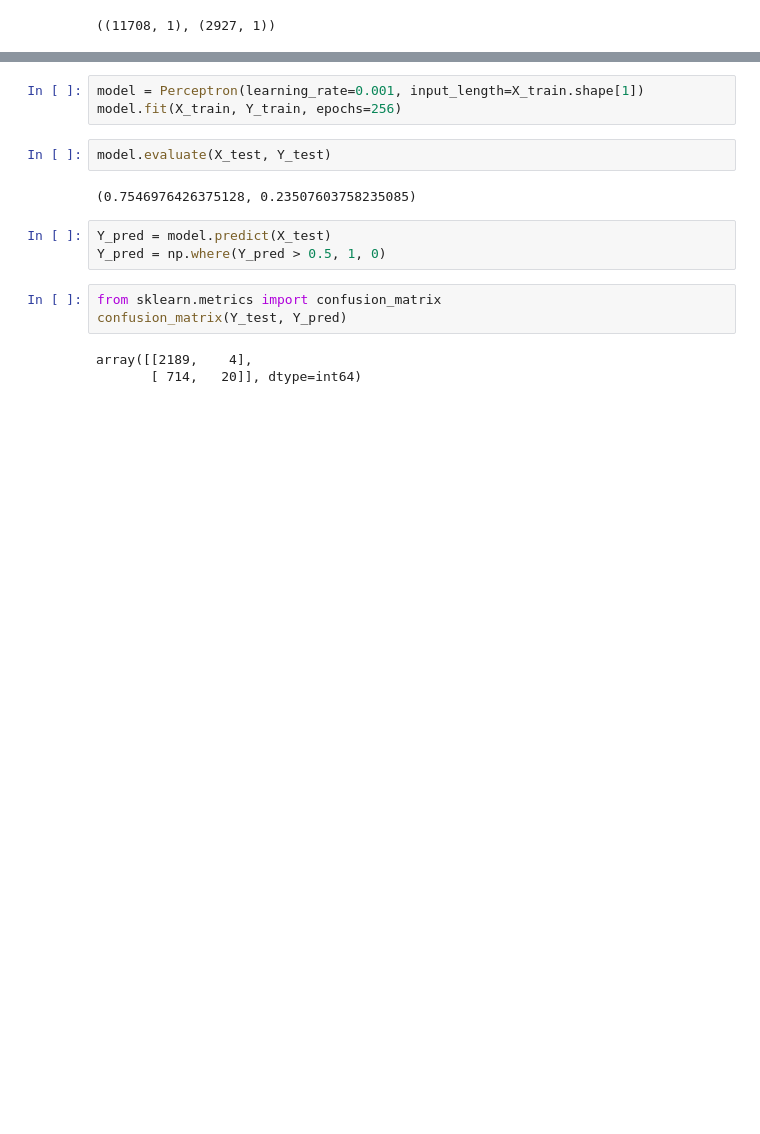
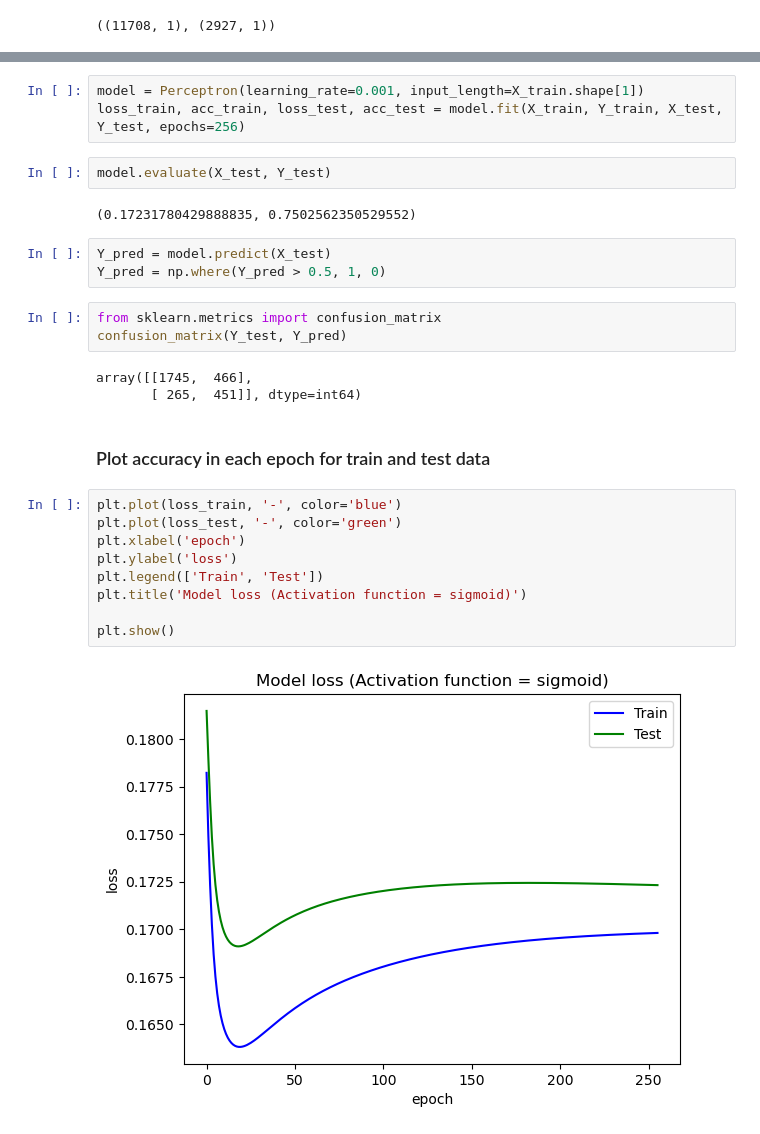
Before and after one commit to FahimeMirveisi/PyLearn7_MachineLearning_Projects, a Jupyter notebook: Assignment47(6.7 Perceptron)/class_code47(Surgical_classification).ipynb, the cells around one changed output, grey strips where cells are left out. Cells and saved outputs as stored; diff of their text form; blank space fills up the shorter version.

```diff
--- a/Assignment47(6.7 Perceptron)/class_code47(Surgical_classification).ipynb
+++ b/Assignment47(6.7 Perceptron)/class_code47(Surgical_classification).ipynb
@@ -62,10 +63,10 @@ Y_train.shape, Y_test.shape
 # %%
 model = Perceptron(learning_rate=0.001, input_length=X_train.shape[1])
-model.fit(X_train, Y_train, epochs=256)
+loss_train, acc_train, loss_test, acc_test = model.fit(X_train, Y_train, X_test, Y_test, epochs=256)
 # %%
 model.evaluate(X_test, Y_test)
 # %% [output]
-(0.7546976426375128, 0.23507603758235085)
+(0.17231780429888835, 0.7502562350529552)
 # %%
 Y_pred = model.predict(X_test)
 Y_pred = np.where(Y_pred > 0.5, 1, 0)
@@ -73,5 +74,18 @@ Y_pred = np.where(Y_pred > 0.5, 1, 0)
 from sklearn.metrics import confusion_matrix
 confusion_matrix(Y_test, Y_pred)
 # %% [output]
-array([[2189,    4],
-       [ 714,   20]], dtype=int64)
+array([[1745,  466],
+       [ 265,  451]], dtype=int64)
+# %% [markdown]
+### Plot accuracy in each epoch for train and test data
+# %%
+plt.plot(loss_train, '-', color='blue')
+plt.plot(loss_test, '-', color='green')
+plt.xlabel('epoch')
+plt.ylabel('loss')
+plt.legend(['Train', 'Test'])
+plt.title('Model loss (Activation function = sigmoid)')
+
+plt.show()
+# %% [output]
+[figure, added]
```
Also changed, not shown: parts of 4 cells of this notebook, 3 other files.
